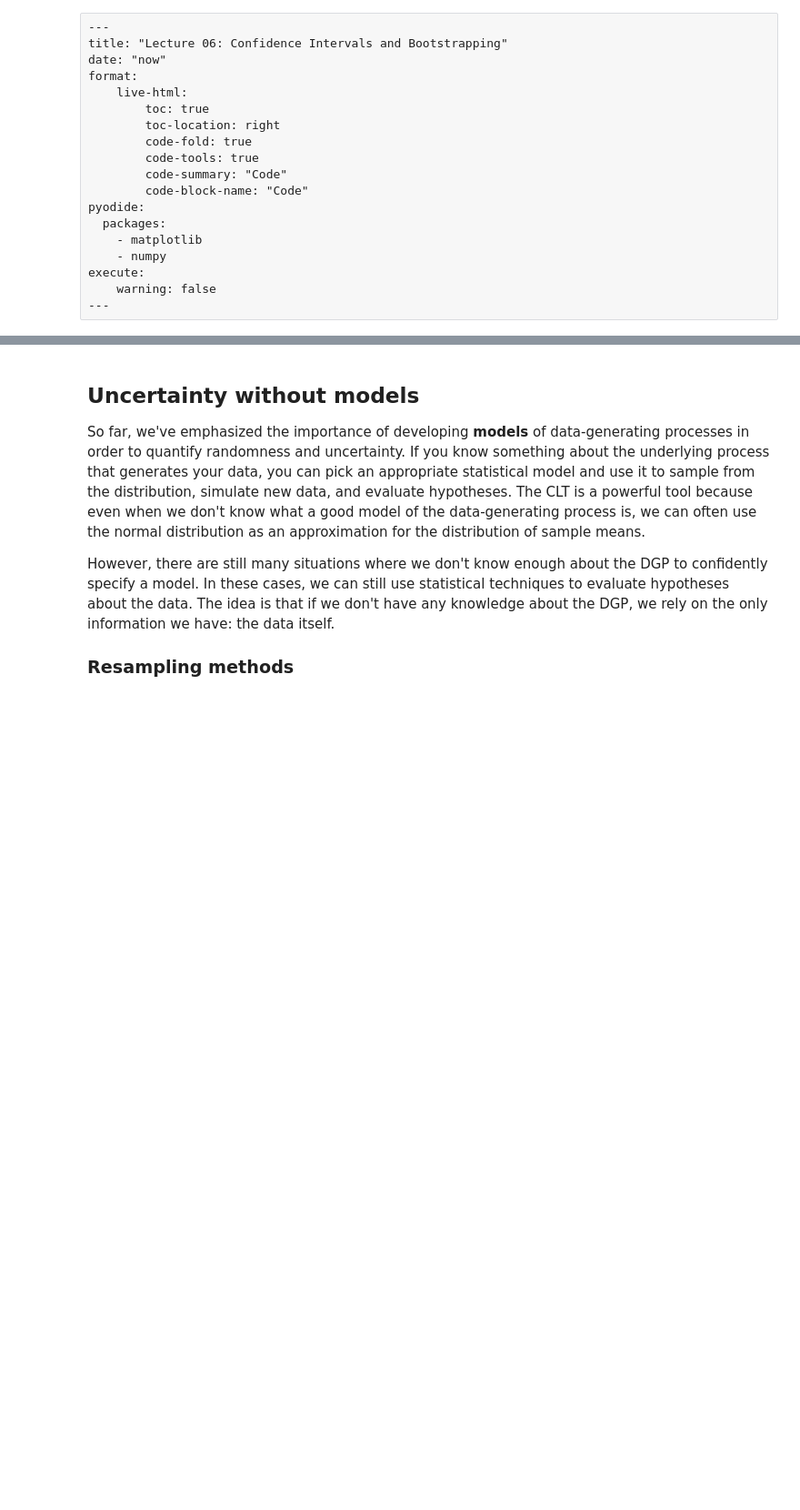
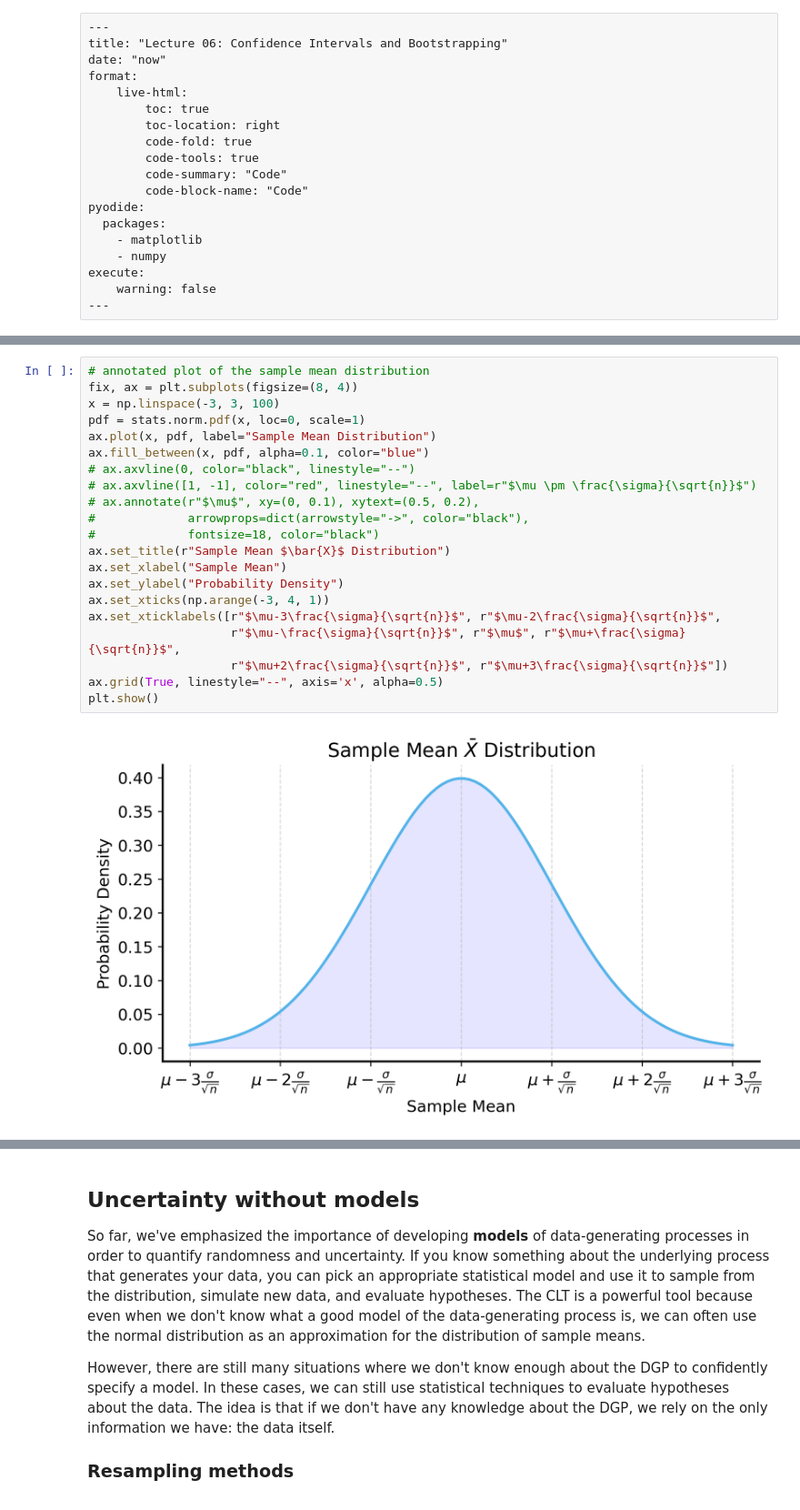
Before and after one commit to jrudoler-teaching/understanding-uncertainty, a Jupyter notebook: notebooks/lecture-06.ipynb, the cells around one changed output, grey strips where cells are left out. Shown at 91% size. Cells and saved outputs as stored; diff of their text form; blank space fills up the shorter version.

```diff
--- a/notebooks/lecture-06.ipynb
+++ b/notebooks/lecture-06.ipynb
@@ -44,0 +53,23 @@ There is an important distinction to make here: $\theta$ is not the thing that c
+# %%
+# annotated plot of the sample mean distribution
+fix, ax = plt.subplots(figsize=(8, 4))
+x = np.linspace(-3, 3, 100)
+pdf = stats.norm.pdf(x, loc=0, scale=1)
+ax.plot(x, pdf, label="Sample Mean Distribution")
+ax.fill_between(x, pdf, alpha=0.1, color="blue")
+# ax.axvline(0, color="black", linestyle="--")
+# ax.axvline([1, -1], color="red", linestyle="--", label=r"$\mu \pm \frac{\sigma}{\sqrt{n}}$")
+# ax.annotate(r"$\mu$", xy=(0, 0.1), xytext=(0.5, 0.2),
+#             arrowprops=dict(arrowstyle="->", color="black"),
+#             fontsize=18, color="black")
+ax.set_title(r"Sample Mean $\bar{X}$ Distribution")
+ax.set_xlabel("Sample Mean")
+ax.set_ylabel("Probability Density")
+ax.set_xticks(np.arange(-3, 4, 1))
+ax.set_xticklabels([r"$\mu-3\frac{\sigma}{\sqrt{n}}$", r"$\mu-2\frac{\sigma}{\sqrt{n}}$",
+                    r"$\mu-\frac{\sigma}{\sqrt{n}}$", r"$\mu$", r"$\mu+\frac{\sigma}{\sqrt{n}}$",
+                    r"$\mu+2\frac{\sigma}{\sqrt{n}}$", r"$\mu+3\frac{\sigma}{\sqrt{n}}$"])
+ax.grid(True, linestyle="--", axis='x', alpha=0.5)
+plt.show()
+# %% [output]
+[figure, added]
```
Also changed, not shown: parts of 15 cells of this notebook, 30 other files.
